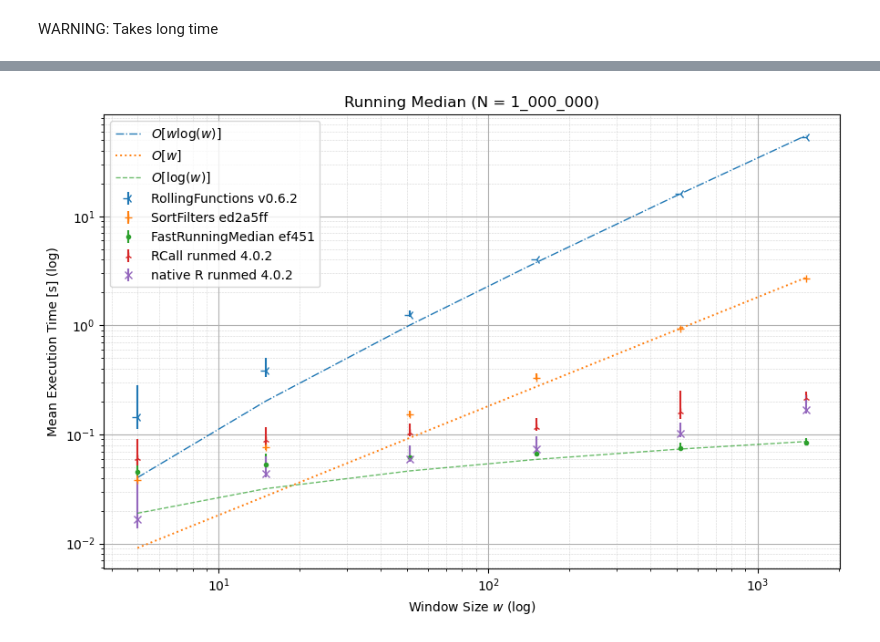
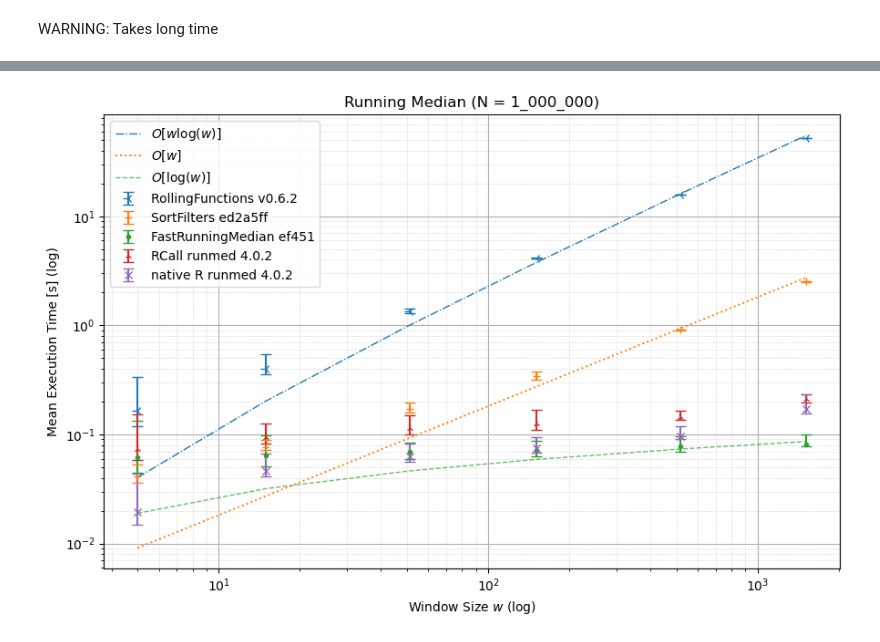
Before and after one commit to Firionus/FastRunningMedian.jl, a Jupyter notebook: benchmark/Benchmark Comparison.ipynb, the cells around one changed output, grey strips where cells are left out. Saved outputs shown, nothing was run; the diff lists cells and outputs as text; code cells hidden in the pictures.

Commit message:
Add error bars to benchmark plot

```diff
--- a/benchmark/Benchmark Comparison.ipynb
+++ b/benchmark/Benchmark Comparison.ipynb
@@ -225,23 +200,23 @@ RR_max .*= 1e-3
 # %%
 figure(figsize=[9, 6])
-errorbar(W, RF_mean, [RF_mean .- RF_min RF_max .- RF_mean]|>transpose, fmt="3", markersize=8, label="RollingFunctions v0.6.2")
-errorbar(W, SF_mean, [SF_mean .- SF_min SF_max .- SF_mean]|>transpose, fmt="+", markersize=6, label="SortFilters ed2a5ff")
-errorbar(W, FRM_mean, [FRM_mean .- FRM_min FRM_max .- FRM_mean]|>transpose, fmt=".", label="FastRunningMedian ef451")
-errorbar(W, R_mean, [R_mean .- R_min R_max .- R_mean]|>transpose, fmt="2", label="RCall runmed 4.0.2")
-errorbar(W, RR_mean, [RR_mean .- RR_min RR_max .- RR_mean]|>transpose, fmt="x", label="native R runmed 4.0.2")
+errorbar(W, RF_mean, [RF_mean .- RF_min RF_max .- RF_mean]|>transpose, fmt="3", capsize=4, markersize=8, label="RollingFunctions v0.6.2")
+errorbar(W, SF_mean, [SF_mean .- SF_min SF_max .- SF_mean]|>transpose, fmt="+", capsize=4, markersize=6, label="SortFilters ed2a5ff")
+errorbar(W, FRM_mean, [FRM_mean .- FRM_min FRM_max .- FRM_mean]|>transpose, fmt=".", capsize=4, label="FastRunningMedian ef451")
+errorbar(W, R_mean, [R_mean .- R_min R_max .- R_mean]|>transpose, fmt="2", capsize=4, label="RCall runmed 4.0.2")
+errorbar(W, RR_mean, [RR_mean .- RR_min RR_max .- RR_mean]|>transpose, fmt="x", capsize=4, label="native R runmed 4.0.2")
 gca()[:set_prop_cycle](nothing)
 plot(W, (log.(W).*W)./200, "-.", linewidth=1, label=L"O[w \log (w)]")
 plot(W, W./550, ":", linewidth=1.4, label=L"O[w]")
 plot(W, log.(W)./85, "--", alpha=.7, linewidth=1, label=L"O[\log (w)]")
 loglog()
 plt.minorticks_on()
 grid(which="major")
 grid(which="minor", linestyle=":", linewidth=.4)
 ylabel("Mean Execution Time [s] (log)")
 xlabel(L"Window Size $w$ (log)")
 title("Running Median (N = 1_000_000)")
 legend()
 tight_layout()
 savefig("../docs/src/Running Median Benchmarks.png")
 # %% [output]
-[figure, old version]
+[figure, new version]
```
Also changed, not shown: parts of 16 cells of this notebook, 1 other file.
